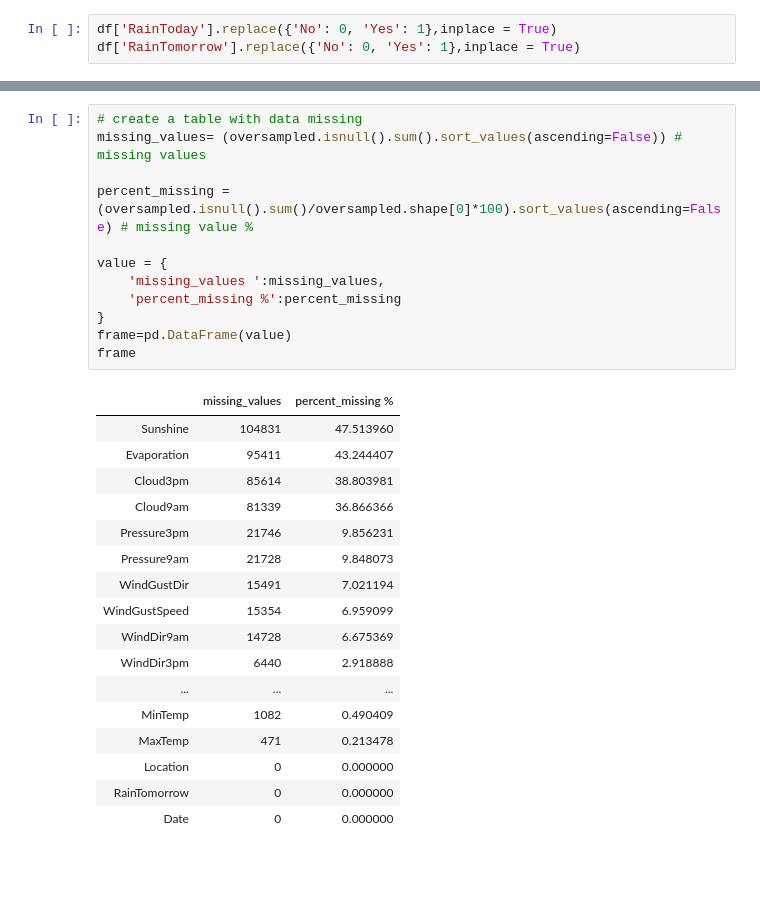
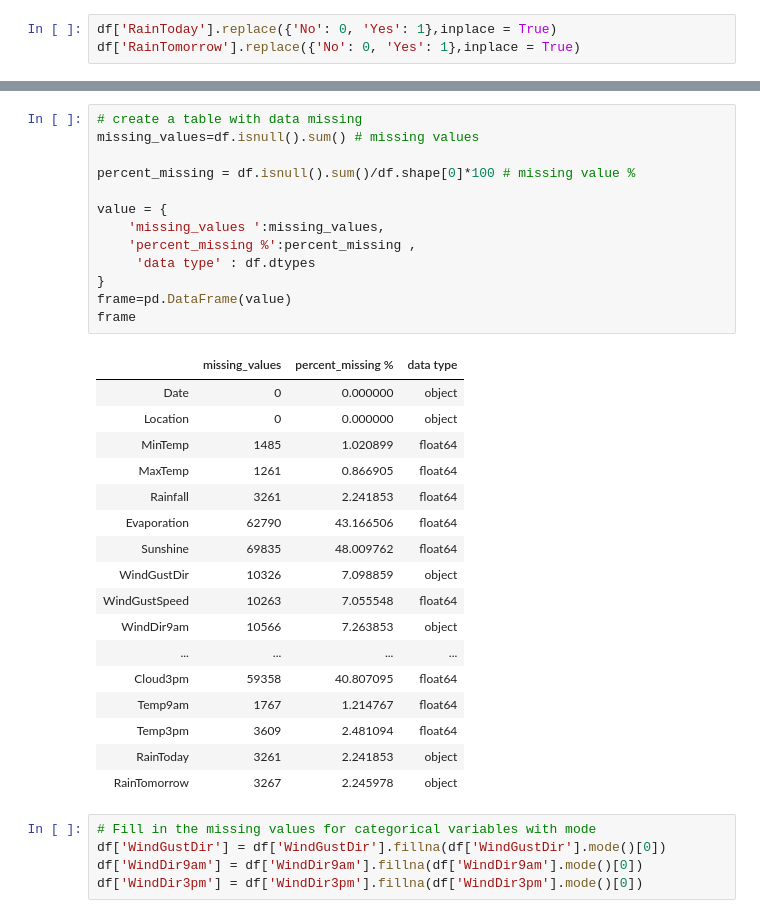
Before and after one commit to iqmalhafiy/Data-Analytics-Group-Project, a Jupyter notebook: RainPrediction.ipynb, the cells around one changed output, grey strips where cells are left out. Cells and saved outputs as stored; diff of their text form; blank space fills up the shorter version.

```diff
--- a/RainPrediction.ipynb
+++ b/RainPrediction.ipynb
@@ -95,30 +81,36 @@ plt.show()
 # %%
 # create a table with data missing
-missing_values= (oversampled.isnull().sum().sort_values(ascending=False)) # missing values
+missing_values=df.isnull().sum() # missing values
 
-percent_missing = (oversampled.isnull().sum()/oversampled.shape[0]*100).sort_values(ascending=False) # missing value %
+percent_missing = df.isnull().sum()/df.shape[0]*100 # missing value %
 
 value = {
     'missing_values ':missing_values,
-    'percent_missing %':percent_missing
+    'percent_missing %':percent_missing ,
+     'data type' : df.dtypes
 }
 frame=pd.DataFrame(value)
 frame
 # %% [output]
-|  | missing_values | percent_missing % |
-| Sunshine | 104831 | 47.513960 |
-| Evaporation | 95411 | 43.244407 |
-| Cloud3pm | 85614 | 38.803981 |
-| Cloud9am | 81339 | 36.866366 |
-| Pressure3pm | 21746 | 9.856231 |
-| Pressure9am | 21728 | 9.848073 |
-| WindGustDir | 15491 | 7.021194 |
-| WindGustSpeed | 15354 | 6.959099 |
-| WindDir9am | 14728 | 6.675369 |
-| WindDir3pm | 6440 | 2.918888 |
-| ... | ... | ... |
-| MinTemp | 1082 | 0.490409 |
-| MaxTemp | 471 | 0.213478 |
-| Location | 0 | 0.000000 |
-| RainTomorrow | 0 | 0.000000 |
-| Date | 0 | 0.000000 |
+|  | missing_values | percent_missing % | data type |
+| Date | 0 | 0.000000 | object |
+| Location | 0 | 0.000000 | object |
+| MinTemp | 1485 | 1.020899 | float64 |
+| MaxTemp | 1261 | 0.866905 | float64 |
+| Rainfall | 3261 | 2.241853 | float64 |
+| Evaporation | 62790 | 43.166506 | float64 |
+| Sunshine | 69835 | 48.009762 | float64 |
+| WindGustDir | 10326 | 7.098859 | object |
+| WindGustSpeed | 10263 | 7.055548 | float64 |
+| WindDir9am | 10566 | 7.263853 | object |
+| ... | ... | ... | ... |
+| Cloud3pm | 59358 | 40.807095 | float64 |
+| Temp9am | 1767 | 1.214767 | float64 |
+| Temp3pm | 3609 | 2.481094 | float64 |
+| RainToday | 3261 | 2.241853 | object |
+| RainTomorrow | 3267 | 2.245978 | object |
+# %%
+# Fill in the missing values for categorical variables with mode
+df['WindGustDir'] = df['WindGustDir'].fillna(df['WindGustDir'].mode()[0])
+df['WindDir9am'] = df['WindDir9am'].fillna(df['WindDir9am'].mode()[0])
+df['WindDir3pm'] = df['WindDir3pm'].fillna(df['WindDir3pm'].mode()[0])
```
Also changed, not shown: parts of 5 cells of this notebook.
